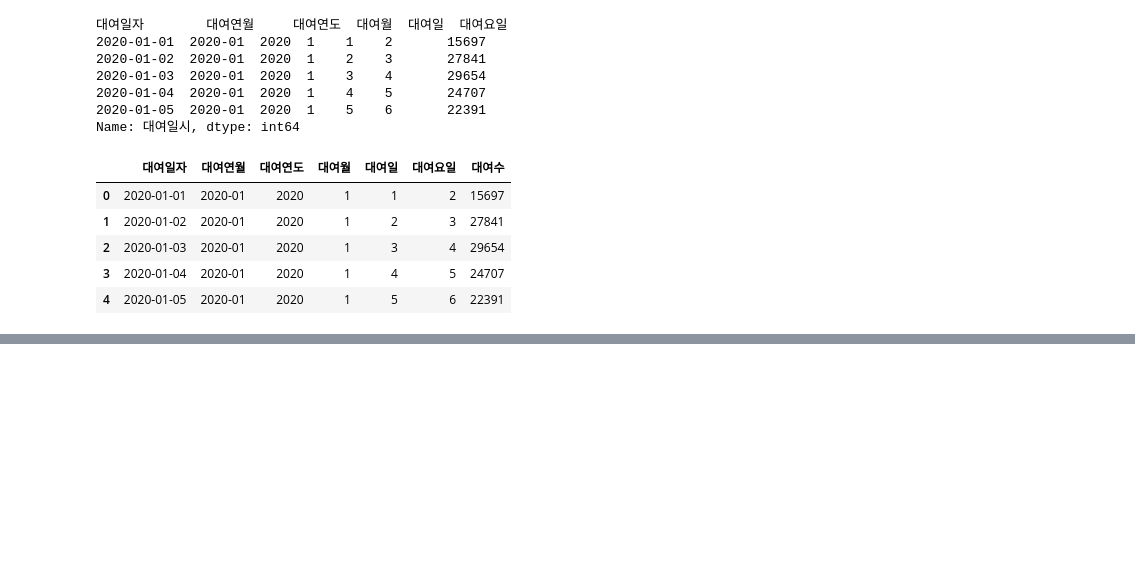
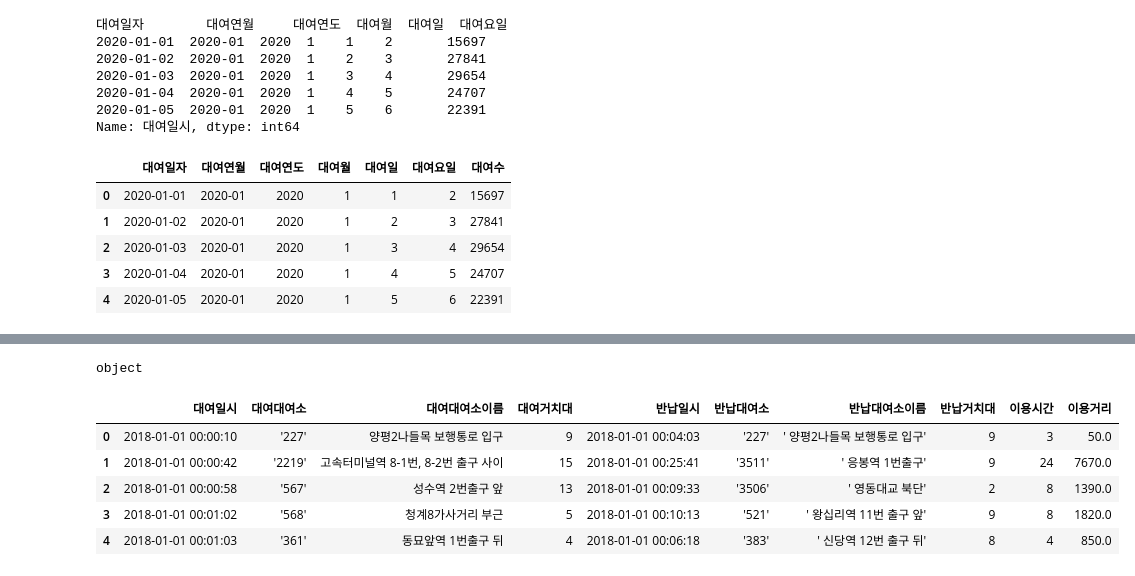
Before and after one commit to dhcryan/ddareung, a Jupyter notebook: main.ipynb, the cells around one changed output, grey strips where cells are left out. Saved outputs shown, nothing was run; the diff lists cells and outputs as text; code cells hidden in the pictures; blank space fills up the shorter version.

```diff
--- a/main.ipynb
+++ b/main.ipynb
@@ -186,0 +280,16 @@ NameError: name 'sns' is not defined
+# %%
+print(df[4]['대여대여소이름'].dtypes)
+df[4]['대여대여소이름']=df[4]['대여대여소이름'].astype('object')
+# %% [output]
+object
+# %%
+df[4]['대여대여소이름']=df[4]['대여대여소이름'].str.replace("'","")
+# df[4].apply(lambda x: x.str.strip(), axis = 1)
+df[4].head()
+# %% [output]
+|  | 대여일시 | 대여대여소 | 대여대여소이름 | 대여거치대 | 반납일시 | 반납대여소 | 반납대여소이름 | 반납거치대 | 이용시간 | 이용거리 |
+| 0 | 2018-01-01 00:00:10 | '227' | 양평2나들목 보행통로 입구 | 9 | 2018-01-01 00:04:03 | '227' | ' 양평2나들목 보행통로 입구' | 9 | 3 | 50.0 |
+| 1 | 2018-01-01 00:00:42 | '2219' | 고속터미널역 8-1번, 8-2번 출구 사이 | 15 | 2018-01-01 00:25:41 | '3511' | ' 응봉역 1번출구' | 9 | 24 | 7670.0 |
+| 2 | 2018-01-01 00:00:58 | '567' | 성수역 2번출구 앞 | 13 | 2018-01-01 00:09:33 | '3506' | ' 영동대교 북단' | 2 | 8 | 1390.0 |
+| 3 | 2018-01-01 00:01:02 | '568' | 청계8가사거리 부근 | 5 | 2018-01-01 00:10:13 | '521' | ' 왕십리역 11번 출구 앞' | 9 | 8 | 1820.0 |
+| 4 | 2018-01-01 00:01:03 | '361' | 동묘앞역 1번출구 뒤 | 4 | 2018-01-01 00:06:18 | '383' | ' 신당역 12번 출구 뒤' | 8 | 4 | 850.0 |
```
Also changed, not shown: parts of 11 cells of this notebook.
